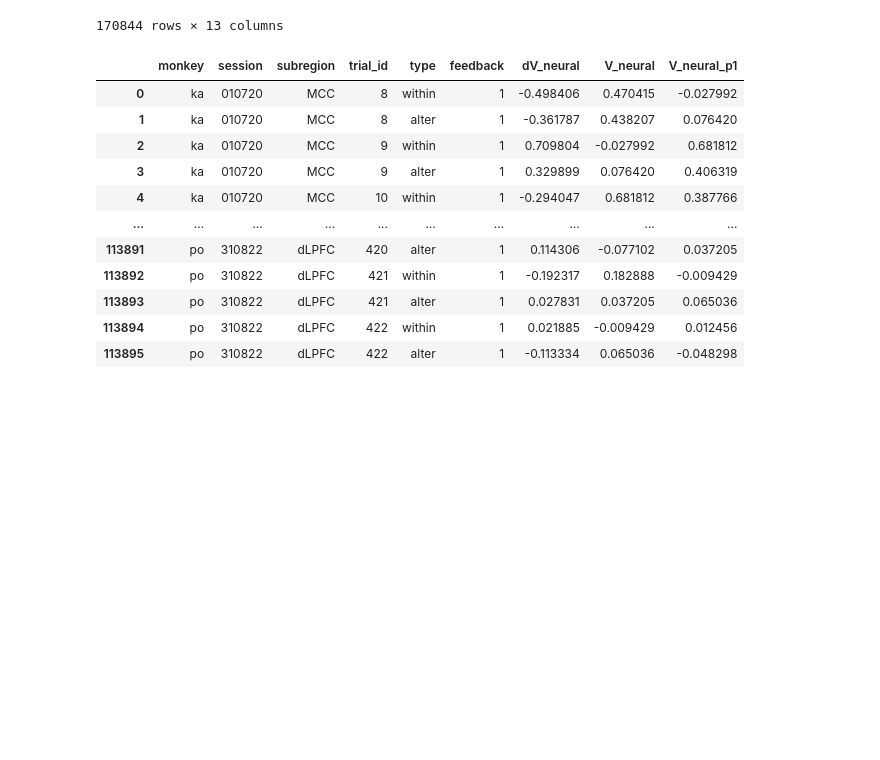
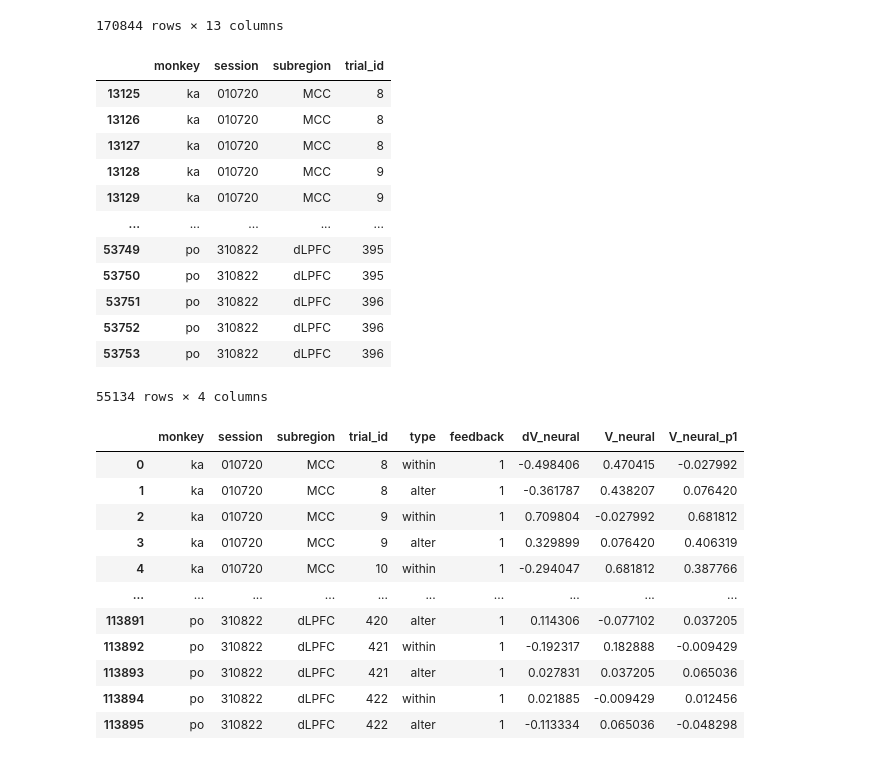
Before and after one commit to ungzs1/popy_05, a Jupyter notebook: notebooks/population_decoding/neural_value/eval_across_target_neural_value.ipynb, the cells around one changed output. Saved outputs shown, nothing was run; the diff lists cells and outputs as text; code cells hidden in the pictures; blank space fills up the shorter version.

```diff
--- a/notebooks/population_decoding/neural_value/eval_across_target_neural_value.ipynb
+++ b/notebooks/population_decoding/neural_value/eval_across_target_neural_value.ipynb
@@ -1721,6 +1726,32 @@ res
 | 168724 | 422 | 1.0 | 1 | alter | 0.165310 | -0.066209 | -0.231519 | 0.7111940631746023 | 0.7960993007031616 | -0.084905 | ... |
 | 168725 | 422 | 1.0 | 1 | alter | -0.035239 | -0.030388 | 0.004851 | 0.7111940631746023 | 0.7960993007031616 | -0.084905 | ... |
 170844 rows × 13 columns
+# %%
+# extract [monkey, session, trial_id] in csv
+'''
+
+df_to_extract = res[['monkey', 'session', 'subregion', 'trial_id']]
+df_to_extract.to_pickle('monkey_session_trial_id.pkl')
+'''
+# load session summary in pkl
+df_to_extract = pd.read_pickle('monkey_session_trial_id.pkl')
+
+
+df_to_extract
+# %% [output]
+|  | monkey | session | subregion | trial_id |
+| 13125 | ka | 010720 | MCC | 8 |
+| 13126 | ka | 010720 | MCC | 8 |
+| 13127 | ka | 010720 | MCC | 8 |
+| 13128 | ka | 010720 | MCC | 9 |
+| 13129 | ka | 010720 | MCC | 9 |
+| ... | ... | ... | ... | ... |
+| 53749 | po | 310822 | dLPFC | 395 |
+| 53750 | po | 310822 | dLPFC | 395 |
+| 53751 | po | 310822 | dLPFC | 396 |
+| 53752 | po | 310822 | dLPFC | 396 |
+| 53753 | po | 310822 | dLPFC | 396 |
+55134 rows × 4 columns
 # %%
 # Get data
 res = merge_alter_values(res) # Merge 'alter' type rows by averaging their values for each trial, so that we only have one
```
Also changed, not shown: parts of 9 cells of this notebook, 34 other files.
